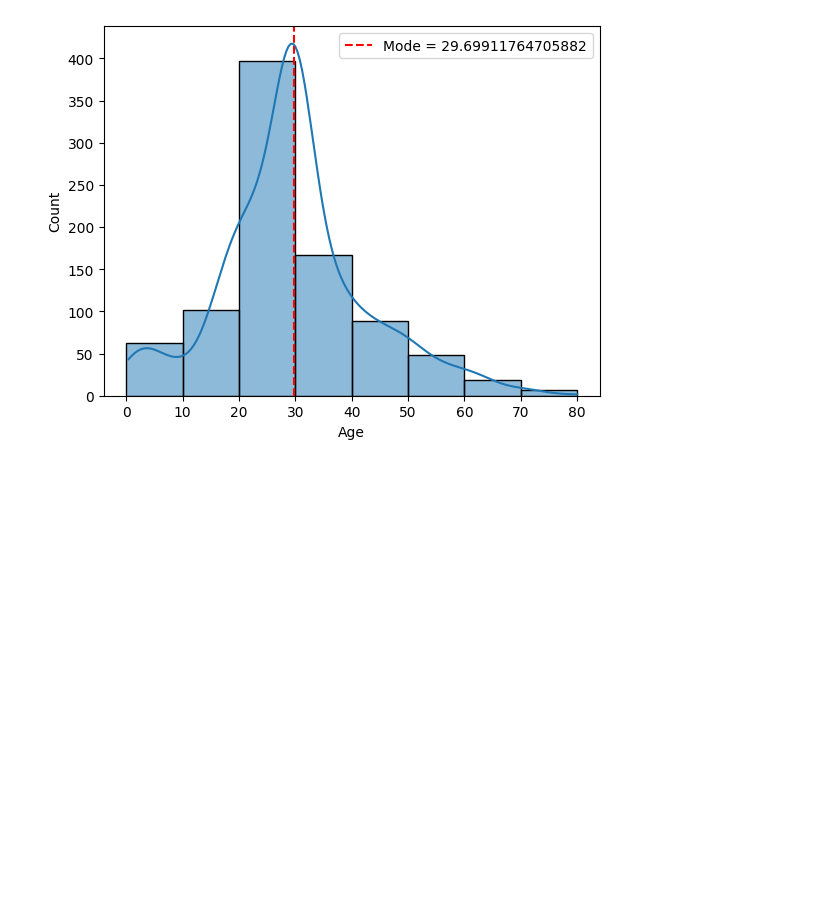
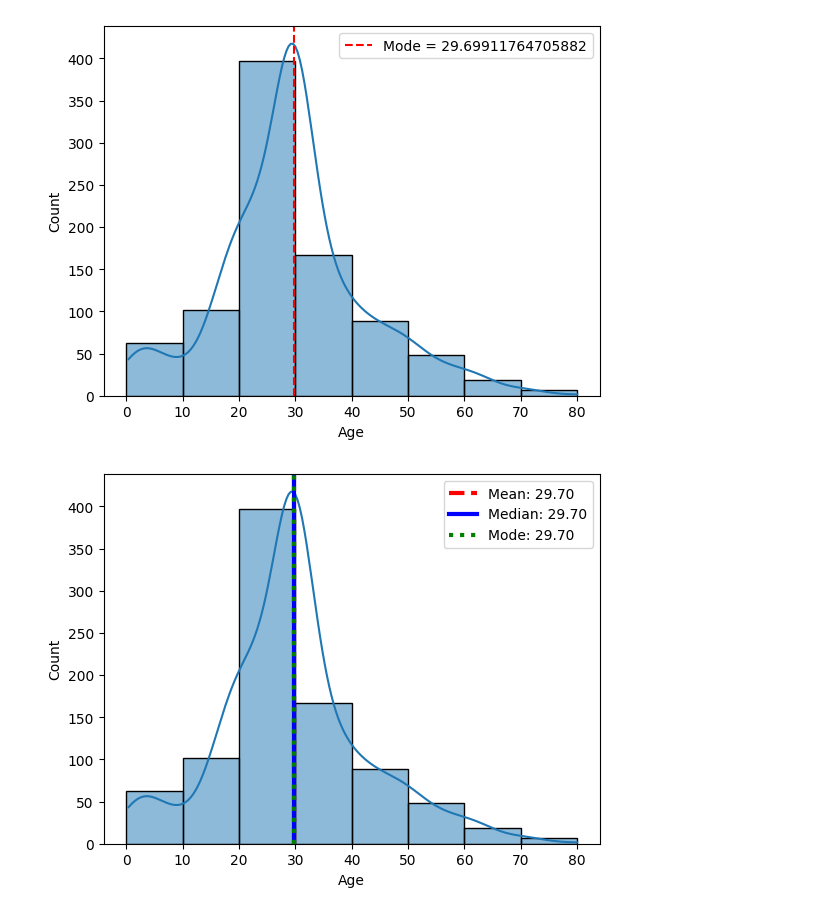
Before and after one commit to faruk950147/Python-A-to-Z, a Jupyter notebook: 07 ML/statictist/main.ipynb, the cells around one changed output. Drawn from its saved outputs; the diff is of its cells as text; code cells hidden in the pictures; blank space fills up the shorter version.

```diff
--- a/07 ML/statictist/main.ipynb
+++ b/07 ML/statictist/main.ipynb
@@ -121,3 +121,28 @@ plt.legend()
 plt.show()
 # %% [output]
 [figure]
+# %%
+import matplotlib.pyplot as plt
+import seaborn as sns
+
+mean_value = df['Age'].mean()
+median_value = df['Age'].median()
+mode_value = df['Age'].mode().iloc[0]
+
+sns.histplot(df['Age'], kde=True, bins=range(0, 81, 10))
+
+plt.axvline(
+    mean_value, color='r', linestyle='--', linewidth=3, label=f'Mean: {mean_value:.2f}', zorder=1
+)
+plt.axvline(
+    median_value, color='b', linestyle='-', linewidth=3, label=f'Median: {median_value:.2f}', zorder=2
+)
+plt.axvline(
+    mode_value, color='g', linestyle=':', linewidth=3, label=f'Mode: {mode_value:.2f}', zorder=3
+)
+
+
+plt.legend()
+plt.show()
+# %% [output]
+[figure, added]
```
Also changed, not shown: parts of 1 cell of this notebook.
